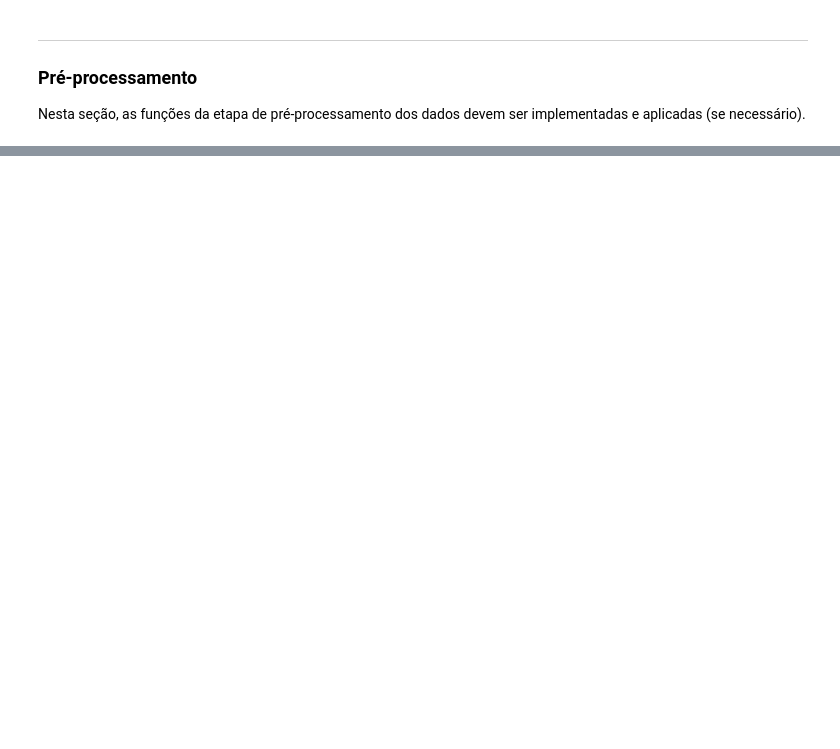
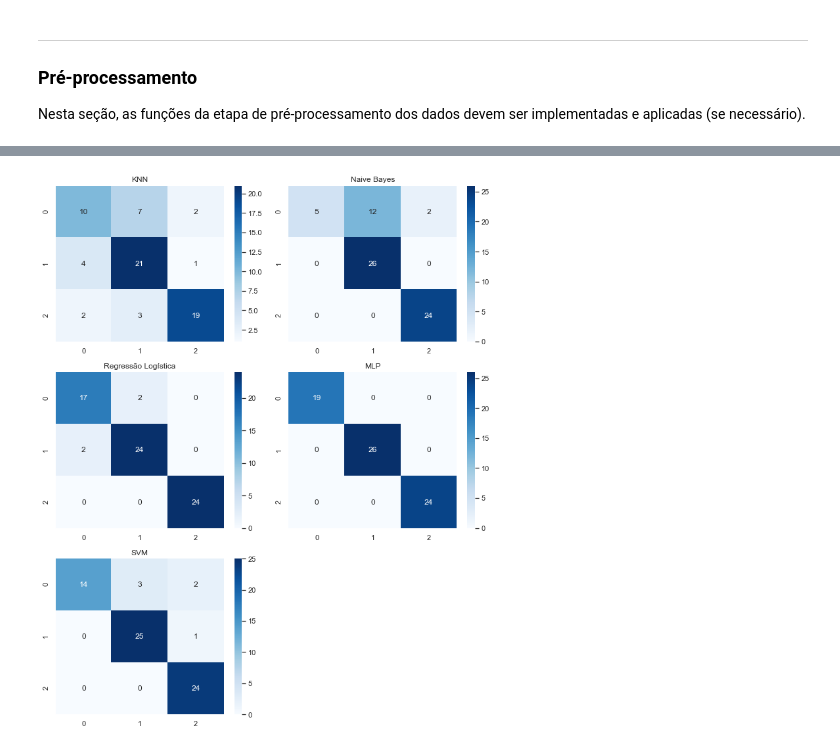
Before and after one commit to anneSS1/Projeto_AM, a Jupyter notebook: main.ipynb, the cells around one changed output, grey strips where cells are left out. Saved outputs shown, nothing was run; the diff lists cells and outputs as text; code cells hidden in the pictures; blank space fills up the shorter version.

```diff
--- a/main.ipynb
+++ b/main.ipynb
@@ -203,0 +235,6 @@ Dataset de TESTE com 25 amostras e 34 atributos.
+# %%
+# ==========================================================
+# PRÉ-PROCESSAMENTO - Preparar dados para os modelos
+# ==========================================================
+X_train, y_train, X_test, test_ids, label_encoder, scaler = preparar_dados(df_limpo, df_test)
+X_train.shape, X_test.shape
@@ -509,0 +319,7 @@ comparar_modelos_plot_confusao(modelos, X_val, y_val, labels=[0,1,2], max_per_ro
+# %%
+# ==========================================================
+# ANÁLISE DOS RESULTADOS - Matriz de confusão de cada modelo
+# ==========================================================
+comparar_modelos_plot_confusao(modelos, X_train, y_train, labels=[0, 1, 2])
+# %% [output]
+[figure, added]
```
Also changed, not shown: parts of 38 cells of this notebook, 9 other files.
